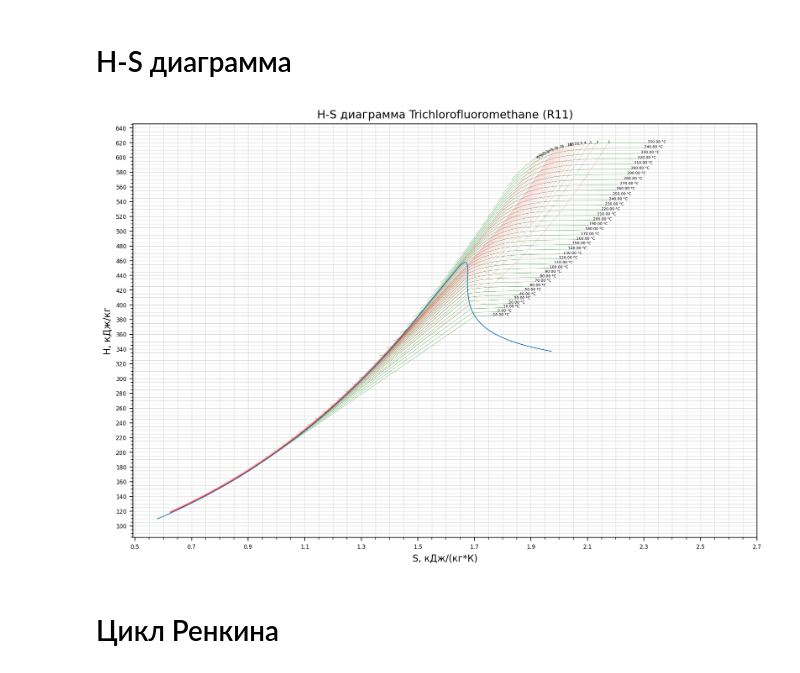
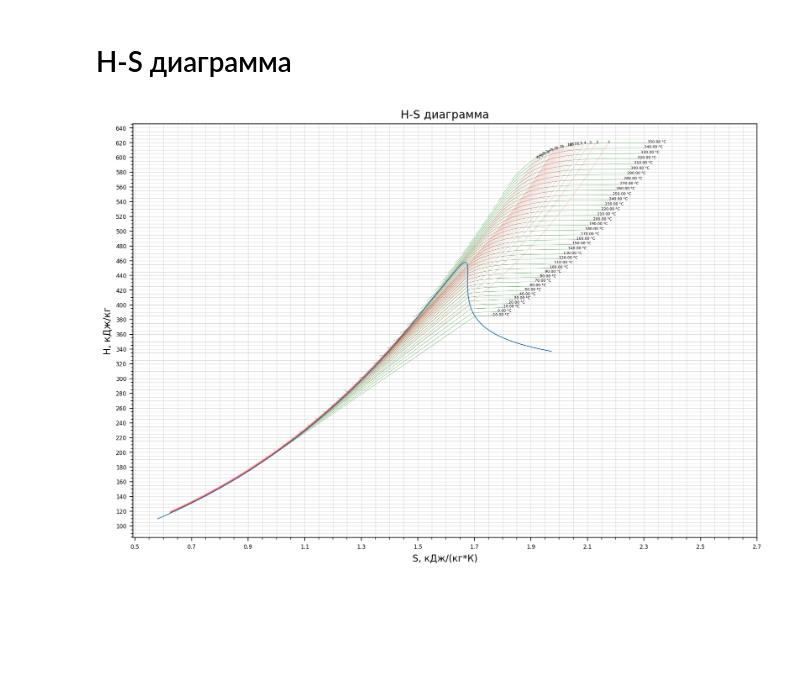
Before and after one commit to BaranovSerV/H-S-Diagram, a Jupyter notebook: main.ipynb, the cells around one changed output. Saved outputs shown, nothing was run; the diff lists cells and outputs as text; code cells hidden in the pictures; blank space fills up the shorter version.

```diff
--- a/main.ipynb
+++ b/main.ipynb
@@ -142,39 +98,7 @@ plt.show()
 # Изобары
 # %%
 # Данные указываются в барах
-PHigh_isobaric = 100
-PLow_isobaric = 1
-N_isobaric = 10 # Количество избар для построения
-
-# P_isobaric_array = np.linspace(PLow_isobaric, PHigh_isobaric, N_isobaric + 1) # можно написать свой массив
-P_isobaric_array = [
-    1,
-    2,
-    3,
-    4,
-    5,
-    6,
-    7,
-    8,
-    9,
-    10,
-    11,
-    12,
-    13,
-    14,
-    15,
-    16,
-    17,
-    18,
-    19,
-    20,
-    25,
-    30,
-    35,
-    40,
-    45
-]
-
+P_isobaric_array = [1, 2, 3, 4, 5, 6, 7, 8, 9, 10, 11, 12, 13, 14, 15, 16, 17, 18, 19, 20, 25, 30, 35,40, 45]
 P_ON_GRAPH = [1, 2, 3, 4, 5, 6, 7, 8, 9, 10, 15, 20, 25, 30, 35, 40, 45] # Изобары, которые будут подписываться на графике
 
 print("Давления для построения изобар:\n")
@@ -226,34 +150,32 @@ for i in range(len(T_isothermal)):
 
 # Изобары
 for i in range(len(P_isobaric)):
     plt.plot(S_isobaric[i], H_isobaric[i], color='r', linewidth=0.1)
     if P_isobaric[i][0] in P_ON_GRAPH:
         plt.text(
             S_isobaric[i][-1],
             H_isobaric[i][-1],
             f"{int(P_isobaric[i][0])}",
             fontsize=4,
             color='black',
             bbox=dict(facecolor='none', alpha=0.3, edgecolor='none')
         )
 
 # Линия насыщения
 plt.plot(S_saturation, H_saturation, linewidth=0.8)
 plt.ylabel("H, кДж/кг")
 plt.xlabel("S, кДж/(кг*К)")
-plt.title(f"H-S диаграмма {SUBSTANCE_NAME}")
+plt.title(f"H-S диаграмма")
 
 # Необходиммо установить границы для оси X и Y
 x_ticks = np.arange(0.5, 2.8,  step=0.2)
 y_ticks = np.arange(100, 660, step=20)
 
 plt.xticks(x_ticks, fontsize=6)
 plt.yticks(y_ticks, fontsize=6)
 plt.grid(True, which='both', linewidth=0.2)
 plt.minorticks_on()
 
 plt.show()
 # %% [output]
-[figure, old version]
+[figure, new version]
-# %% [markdown]
-# Цикл Ренкина
```
Also changed, not shown: parts of 6 cells of this notebook, 7 other files.
